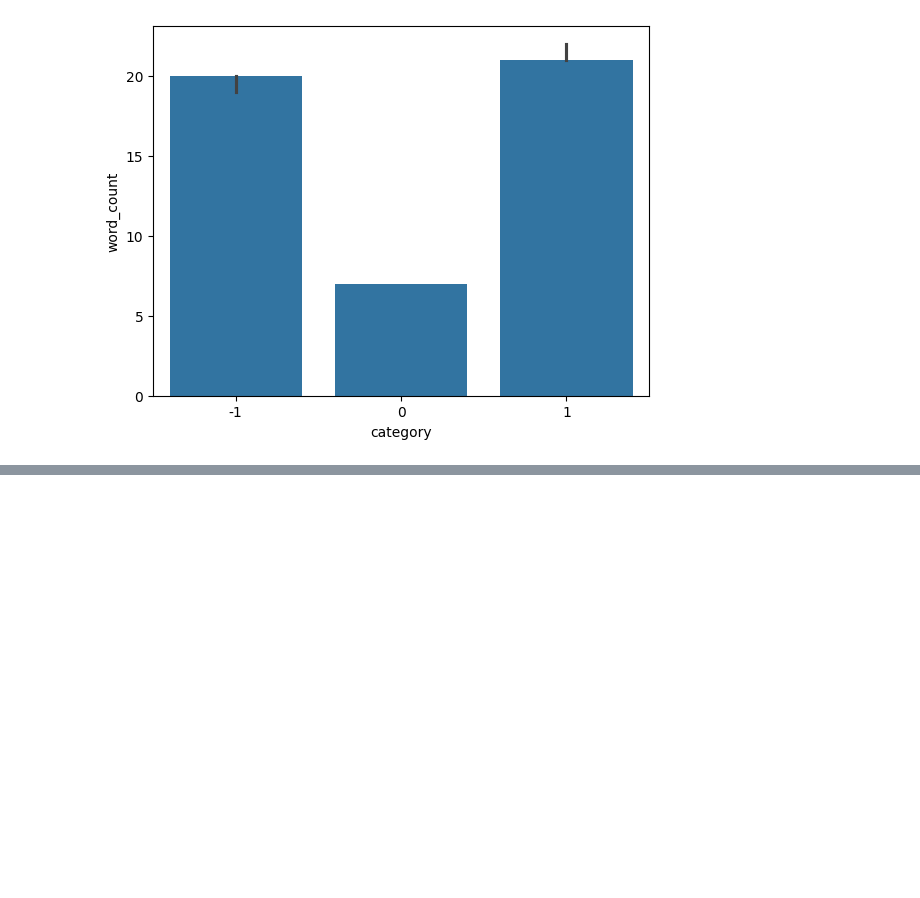
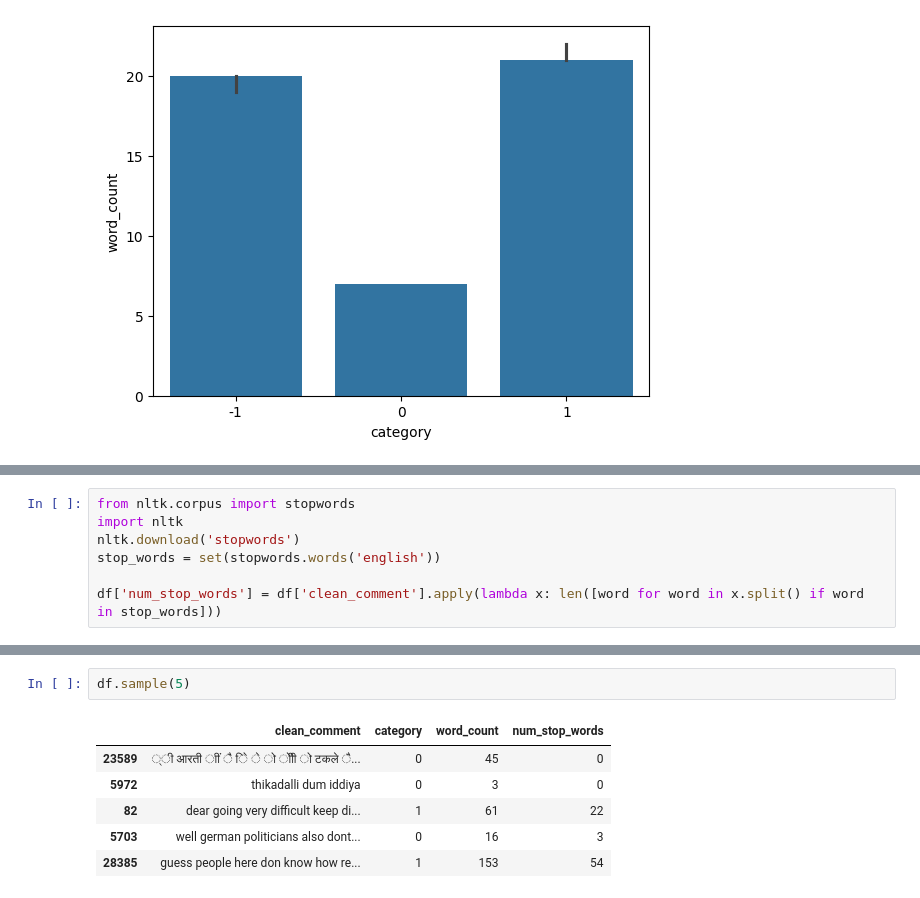
Before and after one commit to Gavesh99324/Sentiment-Analysis, a Jupyter notebook: notebooks/1_Preprocessing_&_EDA.ipynb, the cells around one changed output, grey strips where cells are left out. Drawn from its saved outputs; the diff is of its cells as text; blank space fills up the shorter version.

```diff
--- a/notebooks/1_Preprocessing_&_EDA.ipynb
+++ b/notebooks/1_Preprocessing_&_EDA.ipynb
@@ -249,0 +259,7 @@ sns.barplot(df, x='category', y='word_count', estimator='median')
+# %%
+from nltk.corpus import stopwords
+import nltk
+nltk.download('stopwords')
+stop_words = set(stopwords.words('english'))
+
+df['num_stop_words'] = df['clean_comment'].apply(lambda x: len([word for word in x.split() if word in stop_words]))
@@ -249,0 +270,9 @@ sns.barplot(df, x='category', y='word_count', estimator='median')
+# %%
+df.sample(5)
+# %% [output]
+|  | clean_comment | category | word_count | num_stop_words |
+| 23589 | ्ी आरती ाीं ै ेि े ो ोीी ो टकले ै... | 0 | 45 | 0 |
+| 5972 | thikadalli dum iddiya | 0 | 3 | 0 |
+| 82 | dear going very difficult keep di... | 1 | 61 | 22 |
+| 5703 | well german politicians also dont... | 0 | 16 | 3 |
+| 28385 | guess people here don know how re... | 1 | 153 | 54 |
```
Also changed, not shown: parts of 3 cells of this notebook.
